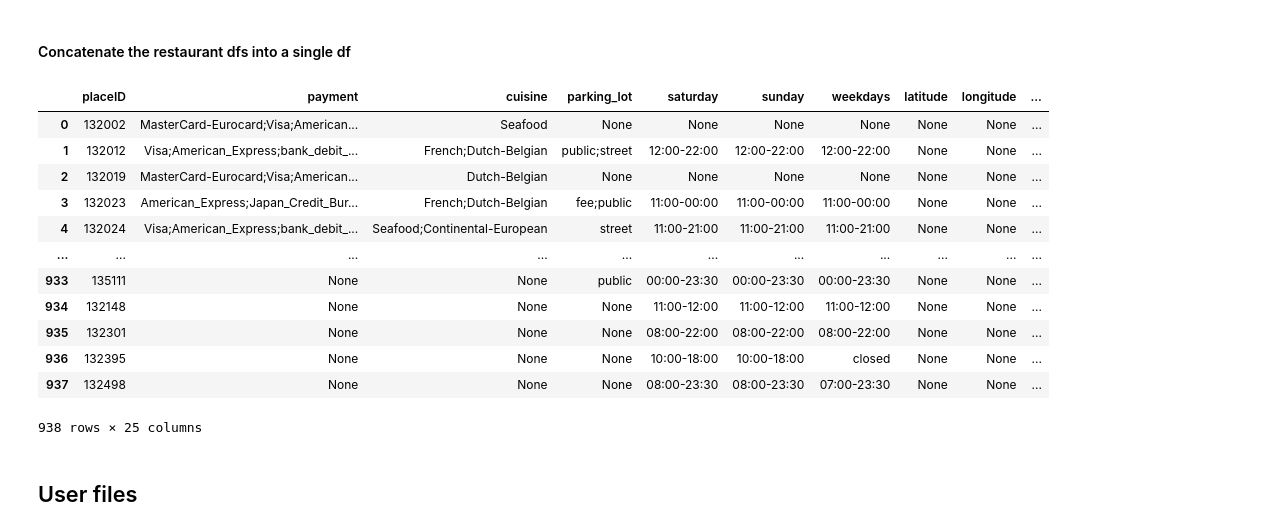
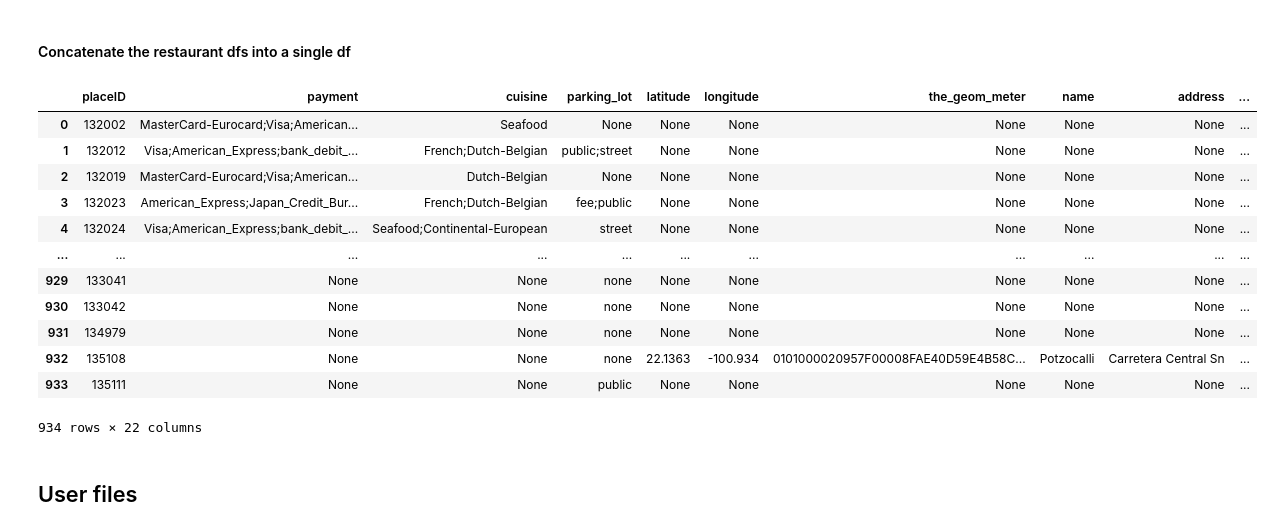
Before and after one commit to AitoDotAI/junction-2020, a Jupyter notebook: restaurant_recommender.ipynb, the cells around one changed output. Saved outputs shown, nothing was run; the diff lists cells and outputs as text; code cells hidden in the pictures.

Commit message:
ignore the opening hours data due to erroneous data file

```diff
--- a/restaurant_recommender.ipynb
+++ b/restaurant_recommender.ipynb
@@ -302,24 +209,24 @@ places_geo_df.drop(columns=['fax', 'url'], inplace=True)
 #### Concatenate the restaurant dfs into a single df
 # %%
 from functools import reduce
-places_df = reduce(lambda left,right: pd.merge(left, right, on='placeID', how='outer'), [places_accept_df, places_cuisine_df, places_parking_df, places_hours_df, places_geo_df])
+places_df = reduce(lambda left,right: pd.merge(left, right, on='placeID', how='outer'), [places_accept_df, places_cuisine_df, places_parking_df, places_geo_df])
 places_df.placeID = places_df.placeID.astype(str)
 places_df.replace({np.nan: None}, inplace=True)
 places_df
 # %% [output]
-|  | placeID | payment | cuisine | parking_lot | saturday | sunday | weekdays | latitude | longitude | ... |
+|  | placeID | payment | cuisine | parking_lot | latitude | longitude | the_geom_meter | name | address | ... |
 | 0 | 132002 | MasterCard-Eurocard;Visa;American... | Seafood | None | None | None | None | None | None | ... |
-| 1 | 132012 | Visa;American_Express;bank_debit_... | French;Dutch-Belgian | public;street | 12:00-22:00 | 12:00-22:00 | 12:00-22:00 | None | None | ... |
+| 1 | 132012 | Visa;American_Express;bank_debit_... | French;Dutch-Belgian | public;street | None | None | None | None | None | ... |
 | 2 | 132019 | MasterCard-Eurocard;Visa;American... | Dutch-Belgian | None | None | None | None | None | None | ... |
-| 3 | 132023 | American_Express;Japan_Credit_Bur... | French;Dutch-Belgian | fee;public | 11:00-00:00 | 11:00-00:00 | 11:00-00:00 | None | None | ... |
-| 4 | 132024 | Visa;American_Express;bank_debit_... | Seafood;Continental-European | street | 11:00-21:00 | 11:00-21:00 | 11:00-21:00 | None | None | ... |
+| 3 | 132023 | American_Express;Japan_Credit_Bur... | French;Dutch-Belgian | fee;public | None | None | None | None | None | ... |
+| 4 | 132024 | Visa;American_Express;bank_debit_... | Seafood;Continental-European | street | None | None | None | None | None | ... |
 | ... | ... | ... | ... | ... | ... | ... | ... | ... | ... | ... |
-| 933 | 135111 | None | None | public | 00:00-23:30 | 00:00-23:30 | 00:00-23:30 | None | None | ... |
-| 934 | 132148 | None | None | None | 11:00-12:00 | 11:00-12:00 | 11:00-12:00 | None | None | ... |
-| 935 | 132301 | None | None | None | 08:00-22:00 | 08:00-22:00 | 08:00-22:00 | None | None | ... |
-| 936 | 132395 | None | None | None | 10:00-18:00 | 10:00-18:00 | closed | None | None | ... |
-| 937 | 132498 | None | None | None | 08:00-23:30 | 08:00-23:30 | 07:00-23:30 | None | None | ... |
+| 929 | 133041 | None | None | none | None | None | None | None | None | ... |
+| 930 | 133042 | None | None | none | None | None | None | None | None | ... |
+| 931 | 134979 | None | None | none | None | None | None | None | None | ... |
+| 932 | 135108 | None | None | none | 22.1363 | -100.934 | 0101000020957F00008FAE40D59E4B58C... | Potzocalli | Carretera Central Sn | ... |
+| 933 | 135111 | None | None | public | None | None | None | None | None | ... |
-938 rows × 25 columns
+934 rows × 22 columns
 # %% [markdown]
 ## User files
 # %% [markdown]
```
Also changed, not shown: parts of 15 cells of this notebook.
